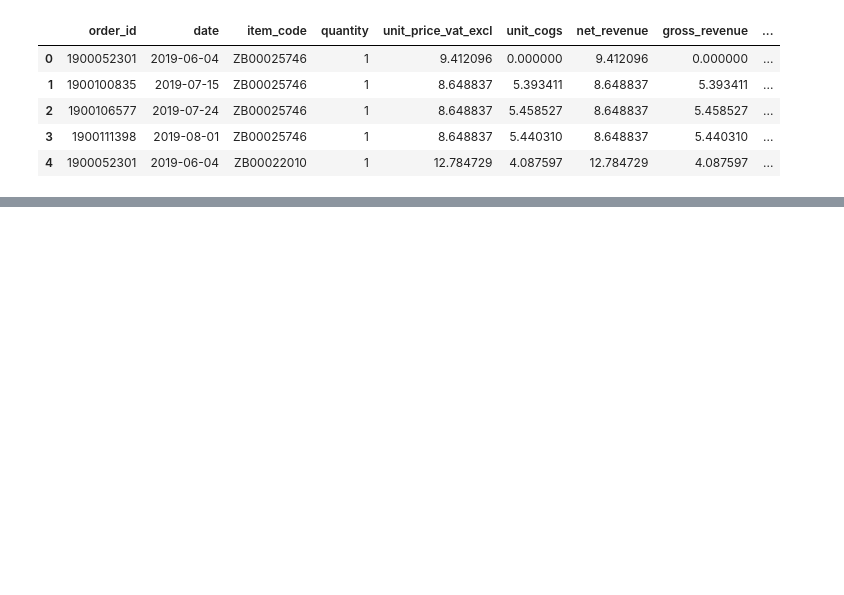
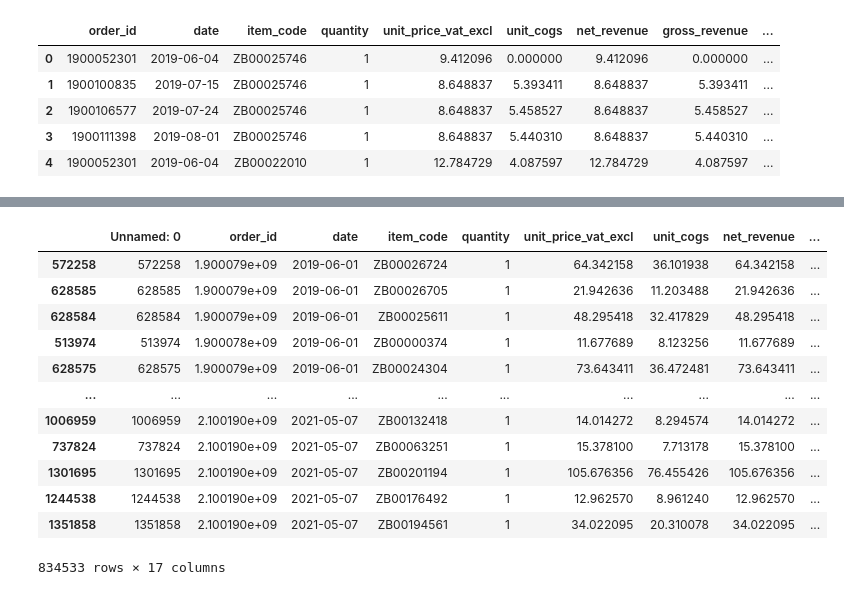
Before and after one commit to ZabihBuda/Lighthouse-labs-Final-Project, a Jupyter notebook: Final-Project-EDA.ipynb, the cells around one changed output, grey strips where cells are left out. Drawn from its saved outputs; the diff is of its cells as text; code cells hidden in the pictures; blank space fills up the shorter version.

```diff
--- a/Final-Project-EDA.ipynb
+++ b/Final-Project-EDA.ipynb
@@ -363,0 +368,3 @@ data.groupby(by=['order_id']).sum()
+# %%
+data_df=pd.read_csv('data_half_cleaned.csv')
+data_df.head()
@@ -363,0 +399,2 @@ data.groupby(by=['order_id']).sum()
+# %%
+data_df=data_df.dropna()
@@ -363,0 +422,16 @@ data.groupby(by=['order_id']).sum()
+# %%
+data_df.sort_values('date')
+# %% [output]
+|  | Unnamed: 0 | order_id | date | item_code | quantity | unit_price_vat_excl | unit_cogs | net_revenue | ... |
+| 572258 | 572258 | 1.900079e+09 | 2019-06-01 | ZB00026724 | 1 | 64.342158 | 36.101938 | 64.342158 | ... |
+| 628585 | 628585 | 1.900079e+09 | 2019-06-01 | ZB00026705 | 1 | 21.942636 | 11.203488 | 21.942636 | ... |
+| 628584 | 628584 | 1.900079e+09 | 2019-06-01 | ZB00025611 | 1 | 48.295418 | 32.417829 | 48.295418 | ... |
+| 513974 | 513974 | 1.900078e+09 | 2019-06-01 | ZB00000374 | 1 | 11.677689 | 8.123256 | 11.677689 | ... |
+| 628575 | 628575 | 1.900079e+09 | 2019-06-01 | ZB00024304 | 1 | 73.643411 | 36.472481 | 73.643411 | ... |
+| ... | ... | ... | ... | ... | ... | ... | ... | ... | ... |
+| 1006959 | 1006959 | 2.100190e+09 | 2021-05-07 | ZB00132418 | 1 | 14.014272 | 8.294574 | 14.014272 | ... |
+| 737824 | 737824 | 2.100190e+09 | 2021-05-07 | ZB00063251 | 1 | 15.378100 | 7.713178 | 15.378100 | ... |
+| 1301695 | 1301695 | 2.100190e+09 | 2021-05-07 | ZB00201194 | 1 | 105.676356 | 76.455426 | 105.676356 | ... |
+| 1244538 | 1244538 | 2.100190e+09 | 2021-05-07 | ZB00176492 | 1 | 12.962570 | 8.961240 | 12.962570 | ... |
+| 1351858 | 1351858 | 2.100190e+09 | 2021-05-07 | ZB00194561 | 1 | 34.022095 | 20.310078 | 34.022095 | ... |
+834533 rows × 17 columns
```
Also changed, not shown: parts of 15 cells of this notebook, 1 other file.
